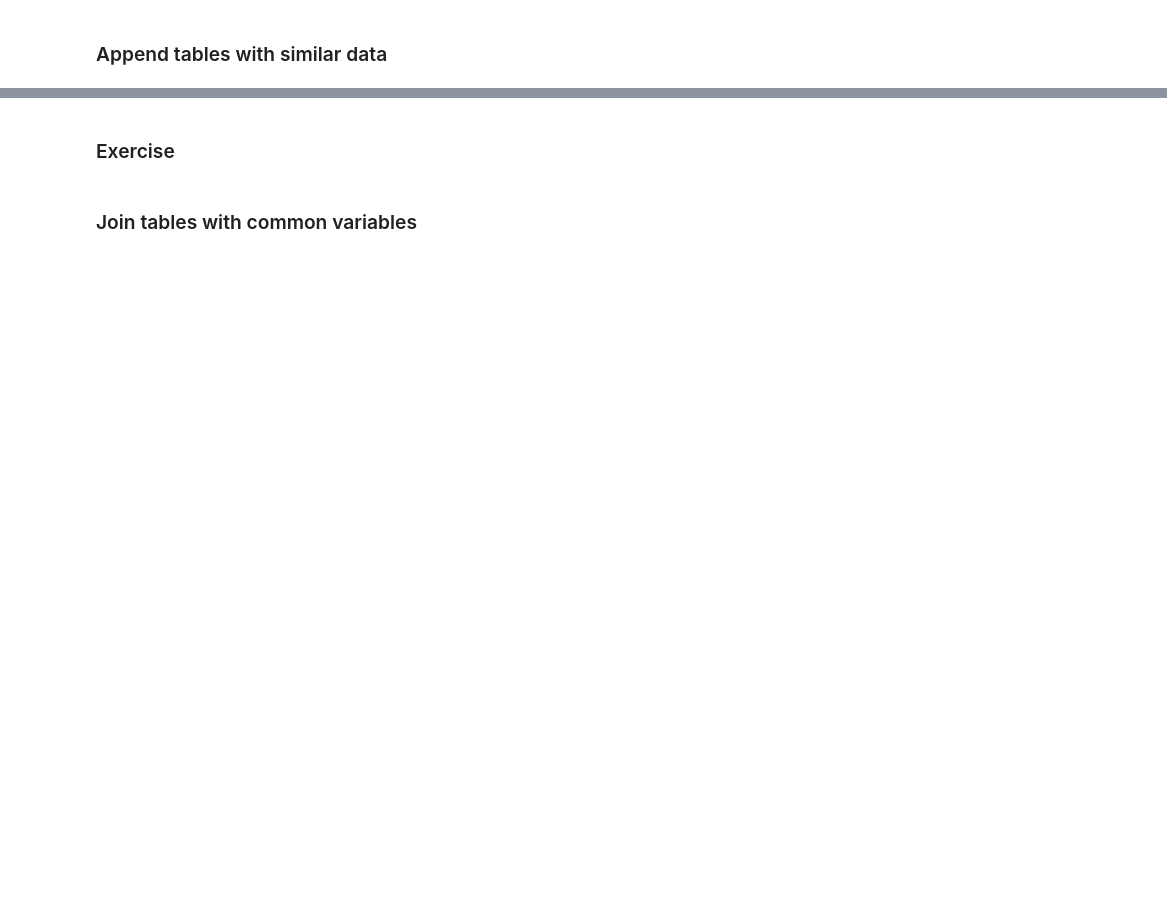
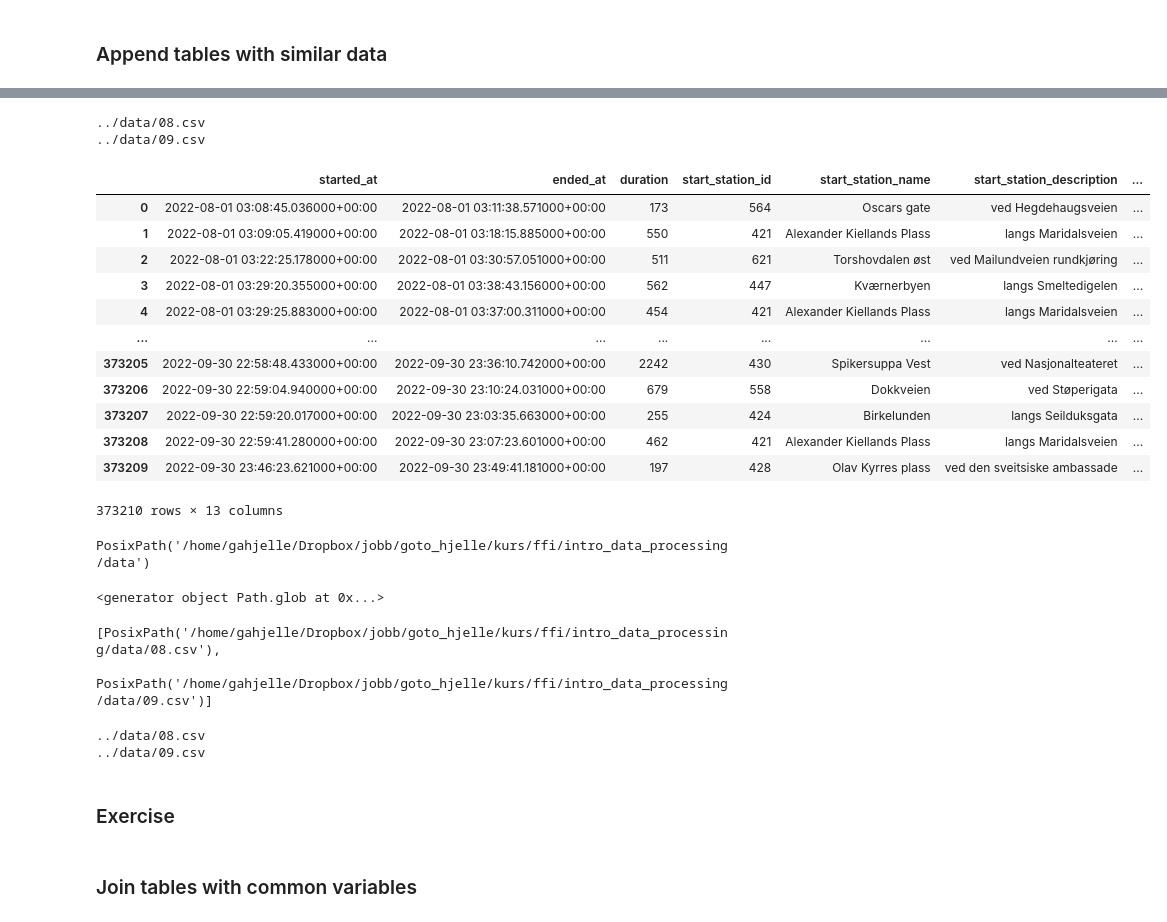
Before and after one commit to auroravoje/intro_data_processing, a Jupyter notebook: python/plan.ipynb, the cells around one changed output, grey strips where cells are left out. Saved outputs shown, nothing was run; the diff lists cells and outputs as text; code cells hidden in the pictures; blank space fills up the shorter version.

```diff
--- a/python/plan.ipynb
+++ b/python/plan.ipynb
@@ -1130,0 +1398,5 @@ trips.groupby(["start_station_name", "end_station_name"]).agg({"duration": "medi
+# %%
+months = []
+for filnavn in ["../data/08.csv", "../data/09.csv"]:
+    print(filnavn)
+    months.append(pd.read_csv(filnavn, parse_dates=["started_at", "ended_at"]))
@@ -1131,3 +1426,52 @@ trips.groupby(["start_station_name", "end_station_name"]).agg({"duration": "medi
+# %%
+months = []
+for filnavn in ["../data/08.csv", "../data/09.csv"]:
+    print(filnavn)
+    months.append(pd.read_csv(filnavn, parse_dates=["started_at", "ended_at"]))
+data = pd.concat(months).reset_index(drop=True)
+# %% [output]
+../data/08.csv
+../data/09.csv
+# %%
+data
+# %% [output]
+|  | started_at | ended_at | duration | start_station_id | start_station_name | start_station_description | ... |
+| 0 | 2022-08-01 03:08:45.036000+00:00 | 2022-08-01 03:11:38.571000+00:00 | 173 | 564 | Oscars gate | ved Hegdehaugsveien | ... |
+| 1 | 2022-08-01 03:09:05.419000+00:00 | 2022-08-01 03:18:15.885000+00:00 | 550 | 421 | Alexander Kiellands Plass | langs Maridalsveien | ... |
+| 2 | 2022-08-01 03:22:25.178000+00:00 | 2022-08-01 03:30:57.051000+00:00 | 511 | 621 | Torshovdalen øst | ved Mailundveien rundkjøring | ... |
+| 3 | 2022-08-01 03:29:20.355000+00:00 | 2022-08-01 03:38:43.156000+00:00 | 562 | 447 | Kværnerbyen | langs Smeltedigelen | ... |
+| 4 | 2022-08-01 03:29:25.883000+00:00 | 2022-08-01 03:37:00.311000+00:00 | 454 | 421 | Alexander Kiellands Plass | langs Maridalsveien | ... |
+| ... | ... | ... | ... | ... | ... | ... | ... |
+| 373205 | 2022-09-30 22:58:48.433000+00:00 | 2022-09-30 23:36:10.742000+00:00 | 2242 | 430 | Spikersuppa Vest | ved Nasjonalteateret | ... |
+| 373206 | 2022-09-30 22:59:04.940000+00:00 | 2022-09-30 23:10:24.031000+00:00 | 679 | 558 | Dokkveien | ved Støperigata | ... |
+| 373207 | 2022-09-30 22:59:20.017000+00:00 | 2022-09-30 23:03:35.663000+00:00 | 255 | 424 | Birkelunden | langs Seilduksgata | ... |
+| 373208 | 2022-09-30 22:59:41.280000+00:00 | 2022-09-30 23:07:23.601000+00:00 | 462 | 421 | Alexander Kiellands Plass | langs Maridalsveien | ... |
+| 373209 | 2022-09-30 23:46:23.621000+00:00 | 2022-09-30 23:49:41.181000+00:00 | 197 | 428 | Olav Kyrres plass | ved den sveitsiske ambassade | ... |
+373210 rows × 13 columns
+# %%
+import pathlib
+
+pathlib.Path.cwd().parent / "data"
+# %% [output]
+PosixPath('/home/gahjelle/Dropbox/jobb/goto_hjelle/kurs/ffi/intro_data_processing/data')
+# %%
+(pathlib.Path.cwd().parent / "data").glob("*.csv")
+# %% [output]
+<generator object Path.glob at 0x...>
+# %%
+list((pathlib.Path.cwd().parent / "data").glob("*.csv"))
+# %% [output]
+[PosixPath('/home/gahjelle/Dropbox/jobb/goto_hjelle/kurs/ffi/intro_data_processing/data/08.csv'),
+ PosixPath('/home/gahjelle/Dropbox/jobb/goto_hjelle/kurs/ffi/intro_data_processing/data/09.csv')]
+# %%
+months = []
+for filnavn in ["../data/08.csv", "../data/09.csv"]:
+    print(filnavn)
+    months.append(pd.read_csv(filnavn, parse_dates=["started_at", "ended_at"]))
+data = pd.concat(months).reset_index(drop=True)
+# %% [output]
+../data/08.csv
+../data/09.csv
 # %% [markdown]
 ### Exercise
 # %% [markdown]
```
Also changed, not shown: parts of 35 cells of this notebook, 1 other file.
